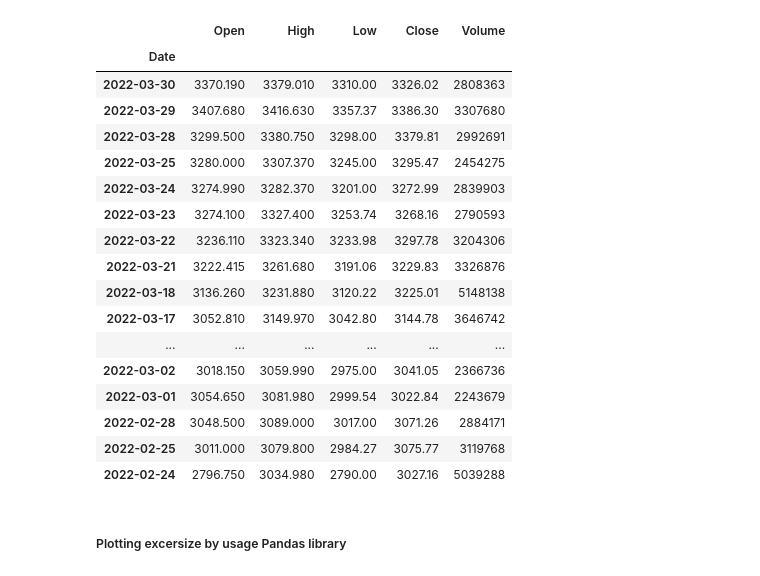
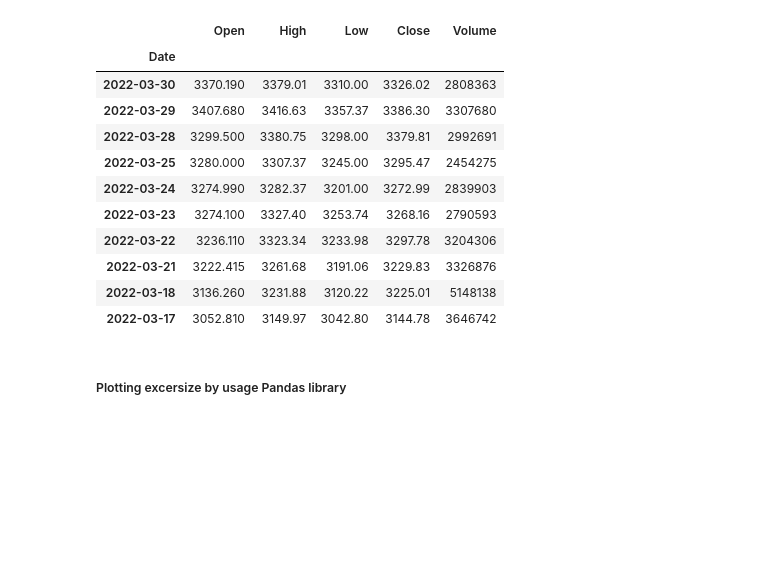
Before and after one commit to jdre1/Machine-Learning-Bootcamp, a Jupyter notebook: supervised/01_basic/extracting_featurtes.ipynb, the cells around one changed output. Drawn from its saved outputs; the diff is of its cells as text; code cells hidden in the pictures; blank space fills up the shorter version.

```diff
--- a/supervised/01_basic/extracting_featurtes.ipynb
+++ b/supervised/01_basic/extracting_featurtes.ipynb
@@ -10,32 +10,26 @@ import matplotlib.pyplot as plt
 # %%
 def fetch_financial_data(company='AMZN'):
     """
     This function fetches stock market quotations
     """
     import pandas_datareader.data as web
     return web.DataReader(name=company, data_source ='stooq')
 
 df_raw = fetch_financial_data()
-df_raw.head(25)
+df_raw.head(10)
 # %% [output]
 |  | Open | High | Low | Close | Volume |
 | Date |  |  |  |  |  |
-| 2022-03-30 | 3370.190 | 3379.010 | 3310.00 | 3326.02 | 2808363 |
-| 2022-03-29 | 3407.680 | 3416.630 | 3357.37 | 3386.30 | 3307680 |
-| 2022-03-28 | 3299.500 | 3380.750 | 3298.00 | 3379.81 | 2992691 |
-| 2022-03-25 | 3280.000 | 3307.370 | 3245.00 | 3295.47 | 2454275 |
-| 2022-03-24 | 3274.990 | 3282.370 | 3201.00 | 3272.99 | 2839903 |
-| 2022-03-23 | 3274.100 | 3327.400 | 3253.74 | 3268.16 | 2790593 |
-| 2022-03-22 | 3236.110 | 3323.340 | 3233.98 | 3297.78 | 3204306 |
-| 2022-03-21 | 3222.415 | 3261.680 | 3191.06 | 3229.83 | 3326876 |
-| 2022-03-18 | 3136.260 | 3231.880 | 3120.22 | 3225.01 | 5148138 |
-| 2022-03-17 | 3052.810 | 3149.970 | 3042.80 | 3144.78 | 3646742 |
-| ... | ... | ... | ... | ... | ... |
-| 2022-03-02 | 3018.150 | 3059.990 | 2975.00 | 3041.05 | 2366736 |
-| 2022-03-01 | 3054.650 | 3081.980 | 2999.54 | 3022.84 | 2243679 |
-| 2022-02-28 | 3048.500 | 3089.000 | 3017.00 | 3071.26 | 2884171 |
-| 2022-02-25 | 3011.000 | 3079.800 | 2984.27 | 3075.77 | 3119768 |
-| 2022-02-24 | 2796.750 | 3034.980 | 2790.00 | 3027.16 | 5039288 |
+| 2022-03-30 | 3370.190 | 3379.01 | 3310.00 | 3326.02 | 2808363 |
+| 2022-03-29 | 3407.680 | 3416.63 | 3357.37 | 3386.30 | 3307680 |
+| 2022-03-28 | 3299.500 | 3380.75 | 3298.00 | 3379.81 | 2992691 |
+| 2022-03-25 | 3280.000 | 3307.37 | 3245.00 | 3295.47 | 2454275 |
+| 2022-03-24 | 3274.990 | 3282.37 | 3201.00 | 3272.99 | 2839903 |
+| 2022-03-23 | 3274.100 | 3327.40 | 3253.74 | 3268.16 | 2790593 |
+| 2022-03-22 | 3236.110 | 3323.34 | 3233.98 | 3297.78 | 3204306 |
+| 2022-03-21 | 3222.415 | 3261.68 | 3191.06 | 3229.83 | 3326876 |
+| 2022-03-18 | 3136.260 | 3231.88 | 3120.22 | 3225.01 | 5148138 |
+| 2022-03-17 | 3052.810 | 3149.97 | 3042.80 | 3144.78 | 3646742 |
 # %% [markdown]
 ##### Plotting excersize by usage Pandas library
 # %%
```
Also changed, not shown: parts of 3 cells of this notebook.
